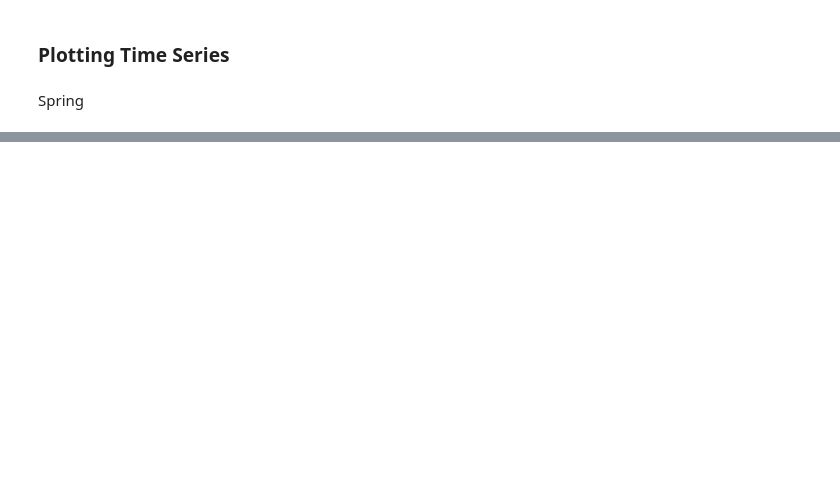
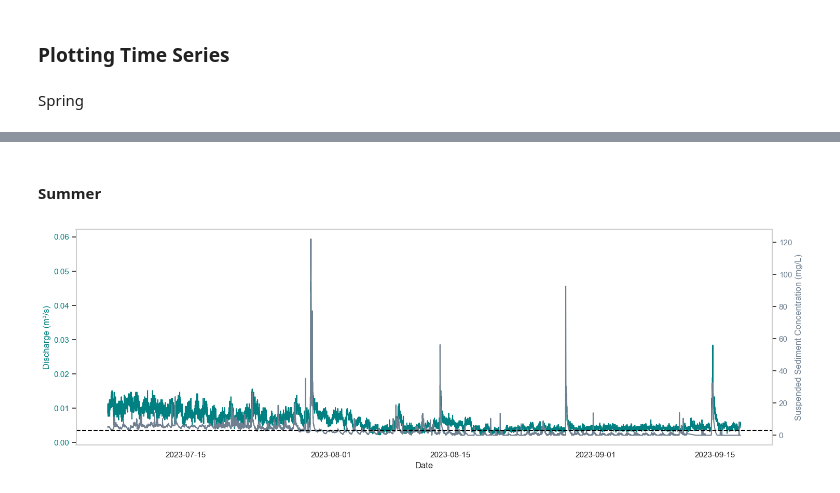
Before and after one commit to nicole-hucke/sediment_trap_paper, a Jupyter notebook: suspended_sediment_analysis/SS_analysis_paper.ipynb, the cells around one changed output, grey strips where cells are left out. Drawn from its saved outputs; the diff is of its cells as text; code cells hidden in the pictures; blank space fills up the shorter version.

Commit message:
added the summer plot to code

```diff
--- a/suspended_sediment_analysis/SS_analysis_paper.ipynb
+++ b/suspended_sediment_analysis/SS_analysis_paper.ipynb
@@ -53,0 +54,29 @@ plt.show()
+# %% [markdown]
+#### Summer
+# %%
+sns.set_theme(style="whitegrid")
+fig, ax1 = plt.subplots(figsize=(15, 5))
+
+# discharge on the left y-axis
+color = 'teal'
+sns.lineplot(x=summer_SS.index, y=summer_SS['Q'], ax=ax1, color=color)
+ax1.set_xlabel('Date')
+ax1.set_ylabel('Discharge (m³/s)', color=color)
+ax1.tick_params(axis='y', labelcolor=color)
+ax1.grid(False)
+
+# twin axis for suspended sediment
+ax2 = ax1.twinx()
+color = 'slategray'
+sns.lineplot(x=summer_SS.index, y=summer_SS['SSC (mg/L)'], ax=ax2, color=color)
+ax2.set_ylabel('Suspended Sediment Concentration (mg/L)', color=color)
+ax2.tick_params(axis='y', labelcolor=color)
+ax2.grid(False)
+
+# add a dashed line for the threshold of suspended sediment
+ax2.axhline(y=3, color='black', linestyle='--')
+
+fig.tight_layout()
+plt.show()
+# %% [output]
+[figure, added]
```
Also changed, not shown: parts of 1 cell of this notebook.
